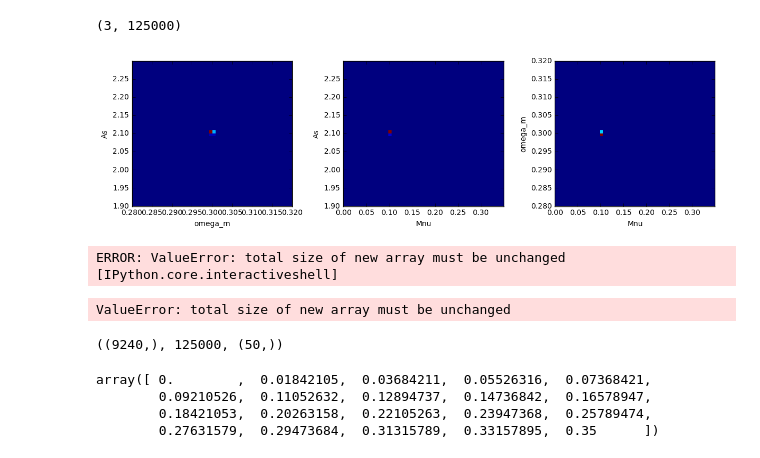
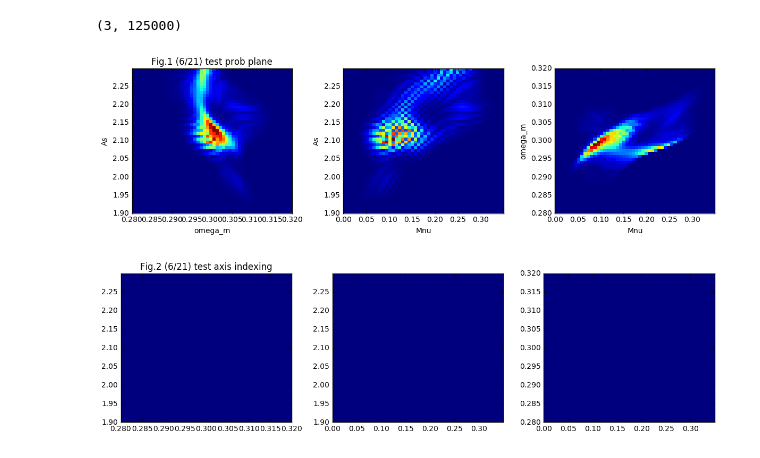
Before and after one commit to liuxx479/PDFs, a Jupyter notebook: likelihood.ipynb, the cells around one changed output. Cells and saved outputs as stored; diff of their text form; code cells hidden in the pictures.

```diff
--- a/likelihood.ipynb
+++ b/likelihood.ipynb
@@ -5,7 +5,7 @@ import WLanalysis
 from matplotlib import pyplot
 # %%
 Ngrid = 50
-Nk = '5kb'
+Nk = '10k'
 param_range = [[0,0.35],[0.28, 0.32],[1.9,2.3]]
 # %%
 Chi2_arr = load('likelihood/prob_{0}_N{1}.npy'.format(Nk, Ngrid)).T
@@ -19,22 +19,25 @@ def plane_margin (chi2cube,Ngrid=Ngrid,x=23):
     return [sum(prob,axis=i) for i in range(3)]
     #return prob[x],prob[:,x],prob[:,:,x]
 # %%
+# for ix in range(50):
+ix=23
 f,axes=subplots(1,3,figsize=(12,3.5))
 extents = ([param_range[1],param_range[2]],[param_range[0],param_range[2]],[param_range[0],param_range[1]])
 labeles0 = ('Mnu','omega_m','As')
 labels = ([labeles0[1],labeles0[2]],[labeles0[0],labeles0[2]],[labeles0[0],labeles0[1]])
 i=0
-for iP in plane_margin (Chi2_arr[2],x=ix):
+for iP in plane_margin (Chi2_arr[0],x=ix):
     axes[i].imshow(iP.T,origin='lower',extent= array(extents[i]).flatten(),aspect='auto',interpolation='nearest')
     axes[i].set_xlabel(labels[i][0])
     axes[i].set_ylabel(labels[i][1])
     i+=1
 plt.tight_layout()
-#savefig('likelihood/test_%i.jpg'%(ix))
-#close()
+axes[0].set_title('Fig.1 (6/21) test prob plane')
+# savefig('likelihood/testpdf_%i.jpg'%(ix))
+# close()
 show()
 # %% [output]
-[figure, old version]
+[figure, new version]
 # %%
 Ngrid =50
 param_range = [[0,0.35],[0.28, 0.32],[1.9,2.3]]
@@ -43,23 +46,12 @@ param_list = array(meshgrid(param_arr[0],param_arr[1],param_arr[2],indexing='ij'
 
 f,axes=subplots(1,3,figsize=(12,3.5))
 i=0
-for iP in params_list.T:
+for iP in param_list.T:
     x=mean(iP.reshape(Ngrid, Ngrid, Ngrid),axis=i)
     axes[i].imshow(x,origin='lower',extent= array(extents[i]).flatten(),aspect='auto')
     i+=1
+axes[0].set_title('Fig.2 (6/21) test axis indexing')
 plt.tight_layout()
 show()
 # %% [output]
-ERROR: ValueError: total size of new array must be unchanged [IPython.core.interactiveshell]
-ValueError: total size of new array must be unchanged
+[figure, added]
-# %%
-iP.shape, Ngrid**3, param_arr[0].shape
-# %% [output]
-((9240,), 125000, (50,))
-# %%
-param_list.T[0].reshape(Ngrid,Ngrid+1,Ngrid+2)[:,1,2]
-# %% [output]
-array([ 0.        ,  0.01842105,  0.03684211,  0.05526316,  0.07368421,
-        0.09210526,  0.11052632,  0.12894737,  0.14736842,  0.16578947,
-        0.18421053,  0.20263158,  0.22105263,  0.23947368,  0.25789474,
-        0.27631579,  0.29473684,  0.31315789,  0.33157895,  0.35      ])
```
Also changed, not shown: parts of 6 cells of this notebook.
